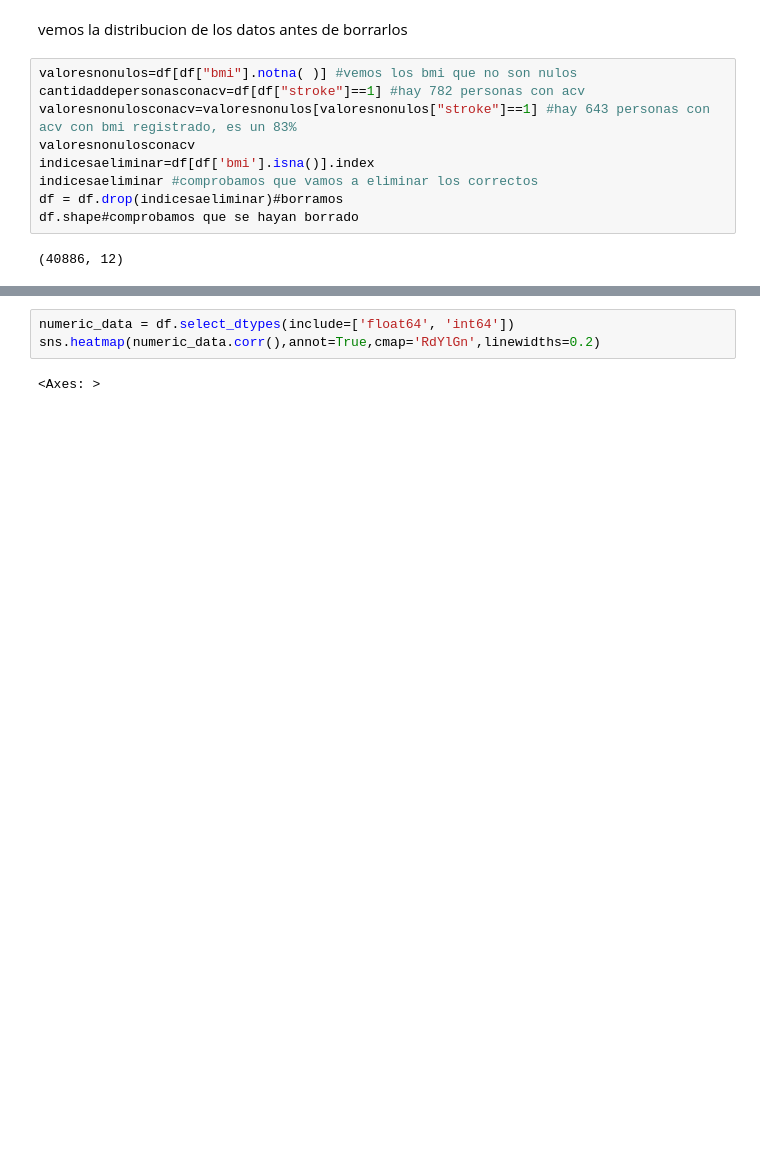
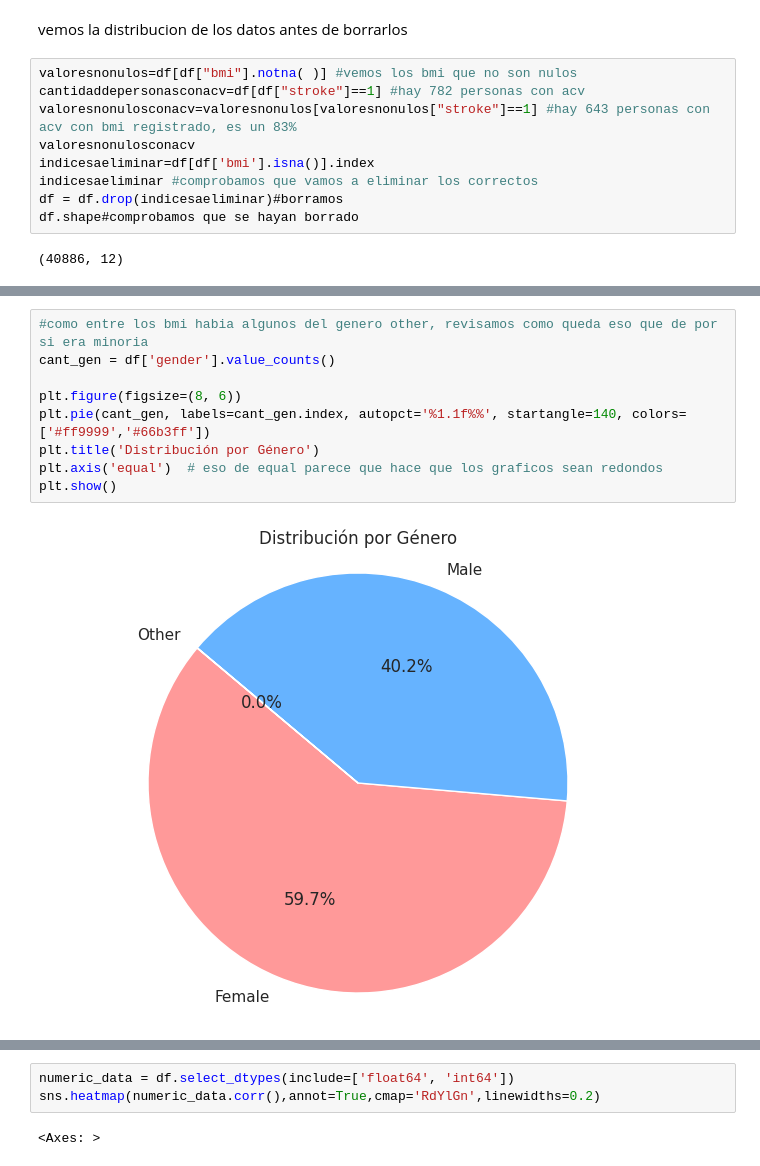
Before and after one commit to stxfanix/ia, a Jupyter notebook: acvtp.ipynb, the cells around one changed output, grey strips where cells are left out. Saved outputs shown, nothing was run; the diff lists cells and outputs as text; blank space fills up the shorter version.

```diff
--- a/acvtp.ipynb
+++ b/acvtp.ipynb
@@ -727,0 +708,11 @@ df.shape#comprobamos que se hayan borrado
+# %%
+#como entre los bmi habia algunos del genero other, revisamos como queda eso que de por si era minoria
+cant_gen = df['gender'].value_counts()
+
+plt.figure(figsize=(8, 6))
+plt.pie(cant_gen, labels=cant_gen.index, autopct='%1.1f%%', startangle=140, colors=['#ff9999','#66b3ff'])
+plt.title('Distribución por Género')
+plt.axis('equal')  # eso de equal parece que hace que los graficos sean redondos
+plt.show()
+# %% [output]
+[figure, added]
```
Also changed, not shown: parts of 3 cells of this notebook.
